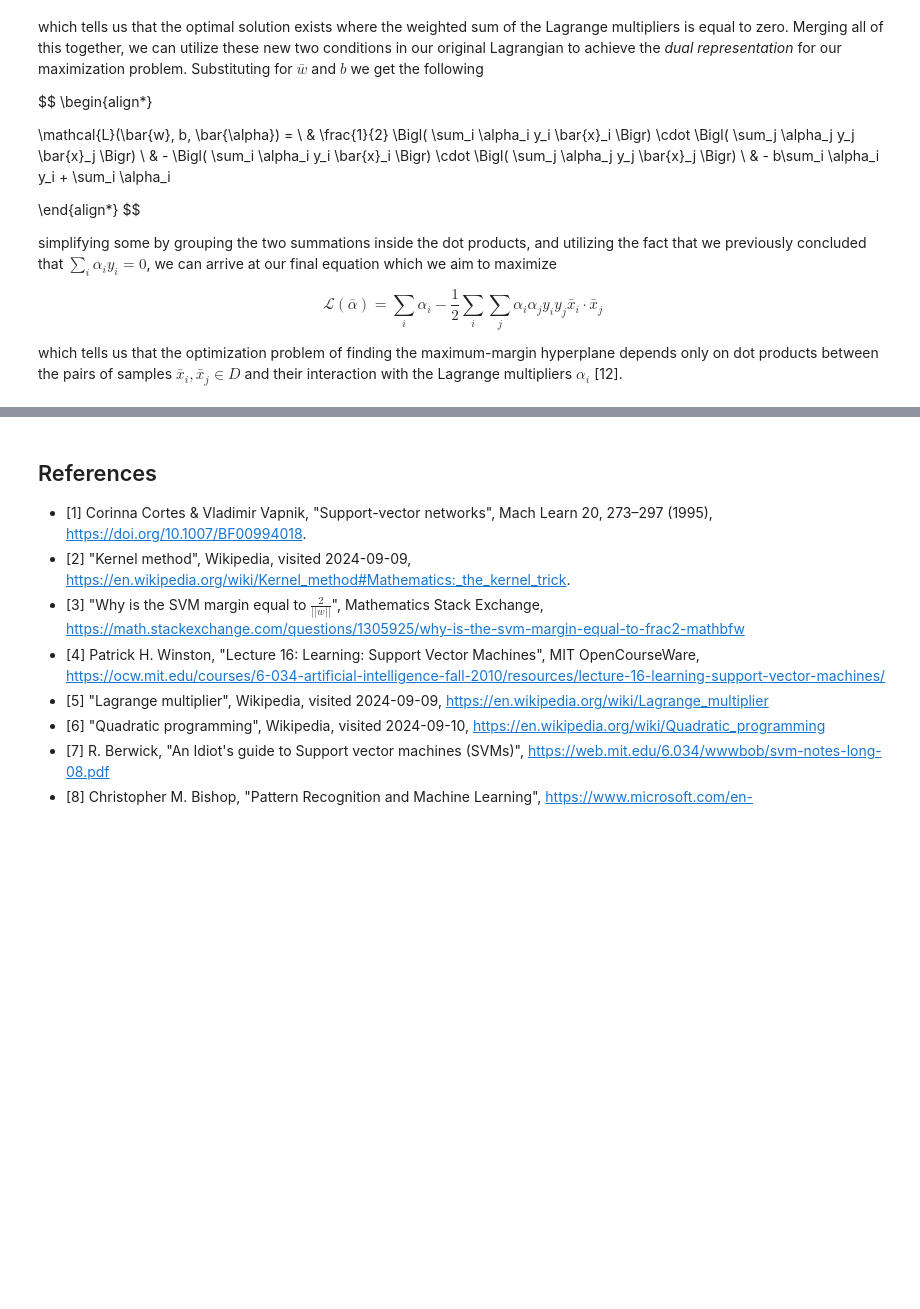
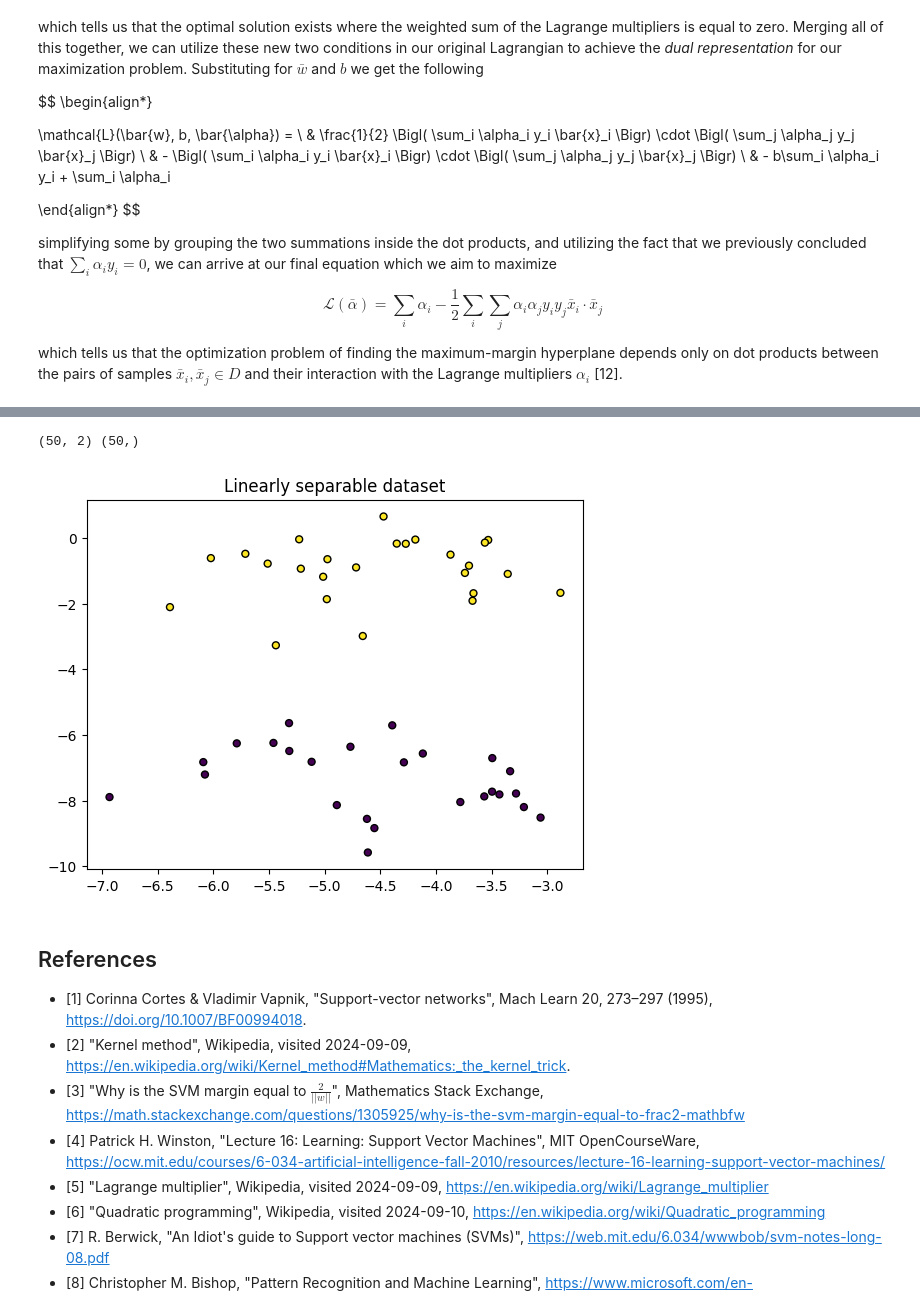
Before and after one commit to wilhelmagren/bmrf, a Jupyter notebook: svm/SVM.ipynb, the cells around one changed output, grey strips where cells are left out. Saved outputs shown, nothing was run; the diff lists cells and outputs as text; code cells hidden in the pictures; blank space fills up the shorter version.

```diff
--- a/svm/SVM.ipynb
+++ b/svm/SVM.ipynb
@@ -219,3 +220,17 @@ k(\bar{x}, \bar{z}) & = (\bar{x}^T z)^2 = (x_1 z_1 + x_2 z_2)^2 \\
 
 \end{align*}
 $$
+# %%
+import numpy as np
+import matplotlib.pyplot as plt
+from sklearn.datasets import make_blobs
+
+X, y = make_blobs(n_samples=50, centers=2, n_features=2, random_state=1337)
+print(X.shape, y.shape)
+
+plt.title("Linearly separable dataset")
+plt.scatter(X[:, 0], X[:, 1], marker="o", c=y, s=25, edgecolor="k")
+plt.show()
+# %% [output]
+(50, 2) (50,)
+[figure, added]
```
Also changed, not shown: parts of 2 cells of this notebook.
